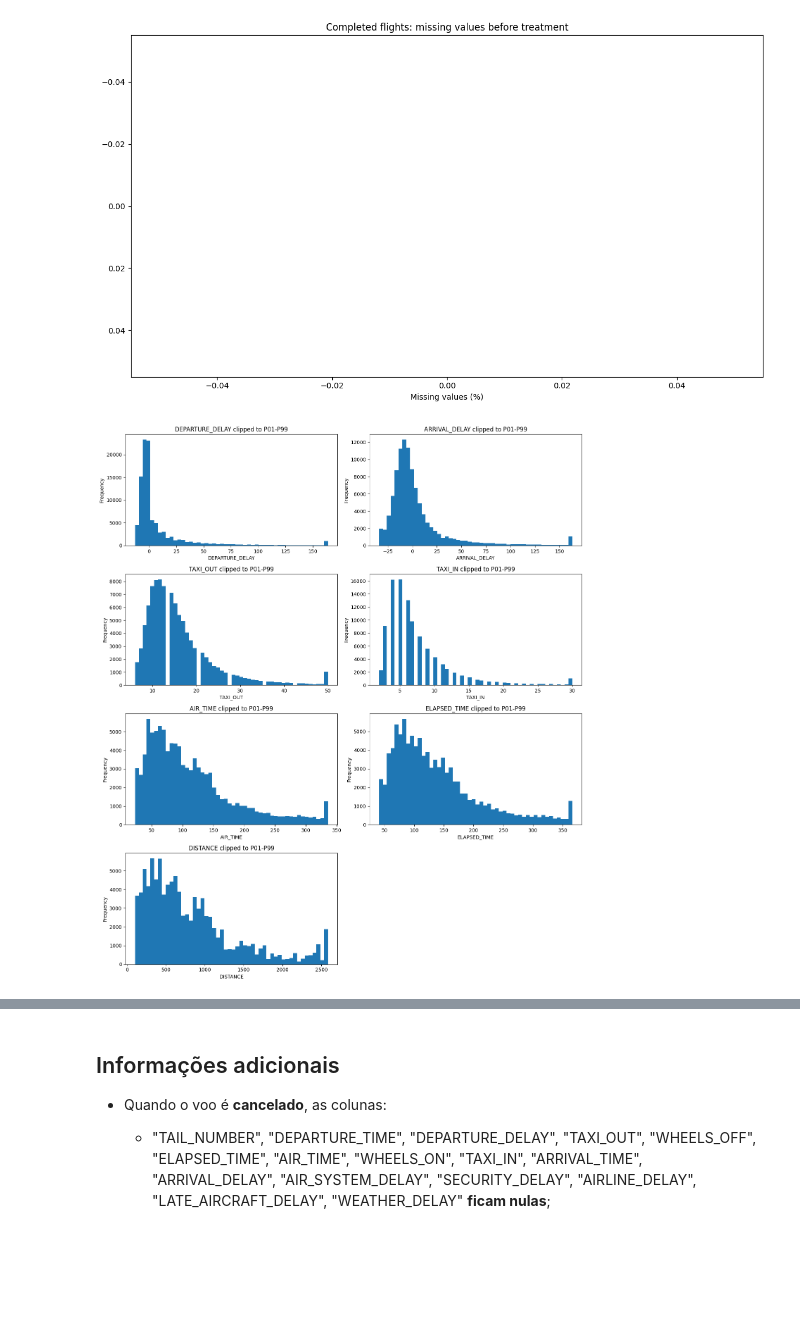
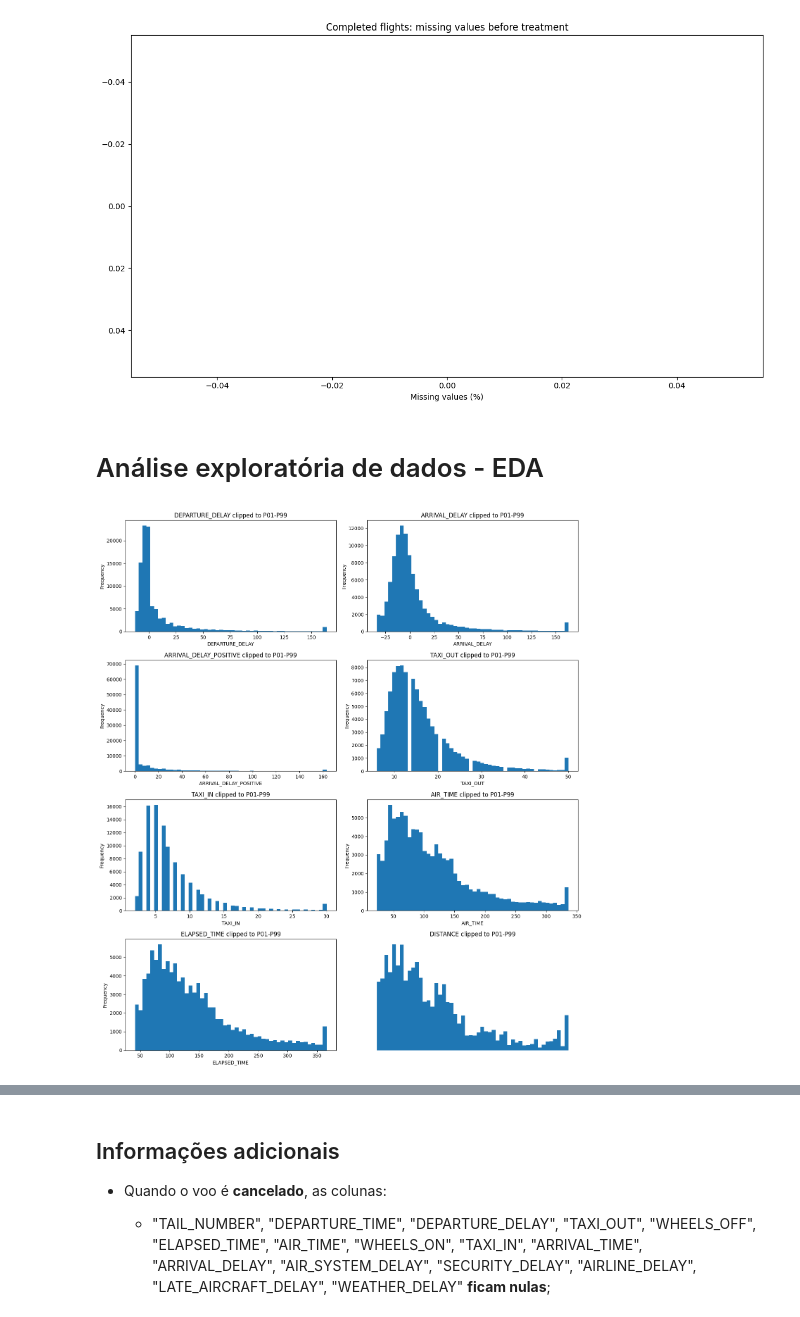
Before and after one commit to rafatega/fiap-tech-challenge-fase3, a Jupyter notebook: app/eda/eda.ipynb, the cells around one changed output, grey strips where cells are left out. Drawn from its saved outputs; the diff is of its cells as text; code cells hidden in the pictures; blank space fills up the shorter version.

Commit message:
EDA com mais análises

```diff
--- a/app/eda/eda.ipynb
+++ b/app/eda/eda.ipynb
@@ -234,6 +234,8 @@ df_join["SCHEDULED_DEPARTURE_HOUR"] = df_join["SCHEDULED_DEPARTURE"] // 100
 df_join["SCHEDULED_ARRIVAL_HOUR"] = df_join["SCHEDULED_ARRIVAL"] // 100
 df_join["ROUTE"] = df_join["ORIGIN_AIRPORT"] + "-" + df_join["DESTINATION_AIRPORT"]
 df_join["IS_WEEKEND"] = df_join["DAY_OF_WEEK"].isin([6, 7])
+# Criando uma nova coluna para indicar o atraso positivo, onde os valores negativos (voos adiantados) são convertidos para zero, mantendo apenas os atrasos reais.
+df_join["ARRIVAL_DELAY_POSITIVE"] = df_join["ARRIVAL_DELAY"].clip(lower=0)
 # %% [markdown]
 ## Separando os voos completos (sem valores nulos) para análises mais confiáveis dos atrasos
 # %%
@@ -411,3 +429,5 @@ plt.show()
 plt.close()
 # %% [output]
 [figure]
+# %% [markdown]
+# Análise exploratória de dados - EDA
@@ -414,31 +445,32 @@ plt.close()
 # %%
 plot_numeric_cols = [
     "DEPARTURE_DELAY",
     "ARRIVAL_DELAY",
+    "ARRIVAL_DELAY_POSITIVE",
     "TAXI_OUT",
     "TAXI_IN",
     "AIR_TIME",
     "ELAPSED_TIME",
     "DISTANCE",
 ]
 sample = df_completed.sample(n=min(100_000, len(df_completed)), random_state=42)
 
 fig, axes = plt.subplots(4, 2, figsize=(14, 16))
 axes = axes.ravel()
 for idx, col in enumerate(plot_numeric_cols):
     values = sample[col].dropna()
     p01, p99 = values.quantile([0.01, 0.99])
     axes[idx].hist(values.clip(p01, p99), bins=50)
     axes[idx].set_title(f"{col} clipped to P01-P99")
     axes[idx].set_xlabel(col)
     axes[idx].set_ylabel("Frequency")
 axes[-1].axis("off")
 plt.tight_layout()
 plt.savefig(output_dir / "completed_numeric_distributions.png", dpi=150)
 plt.show()
 plt.close()
 # %% [output]
-[figure, old version]
+[figure, new version]
 # %%
 # boxplot das colunas numéricas sem os outliers identificados pelo método do IQR, para visualizar melhor a distribuição dos dados centrais e comparar com as distribuições originais. Isso ajuda a entender o impacto dos outliers e a variabilidade dos dados sem eles.
 df_completed.boxplot(column=plot_numeric_cols, rot=45, showfliers=False)
```
Also changed, not shown: parts of 9 cells of this notebook.
